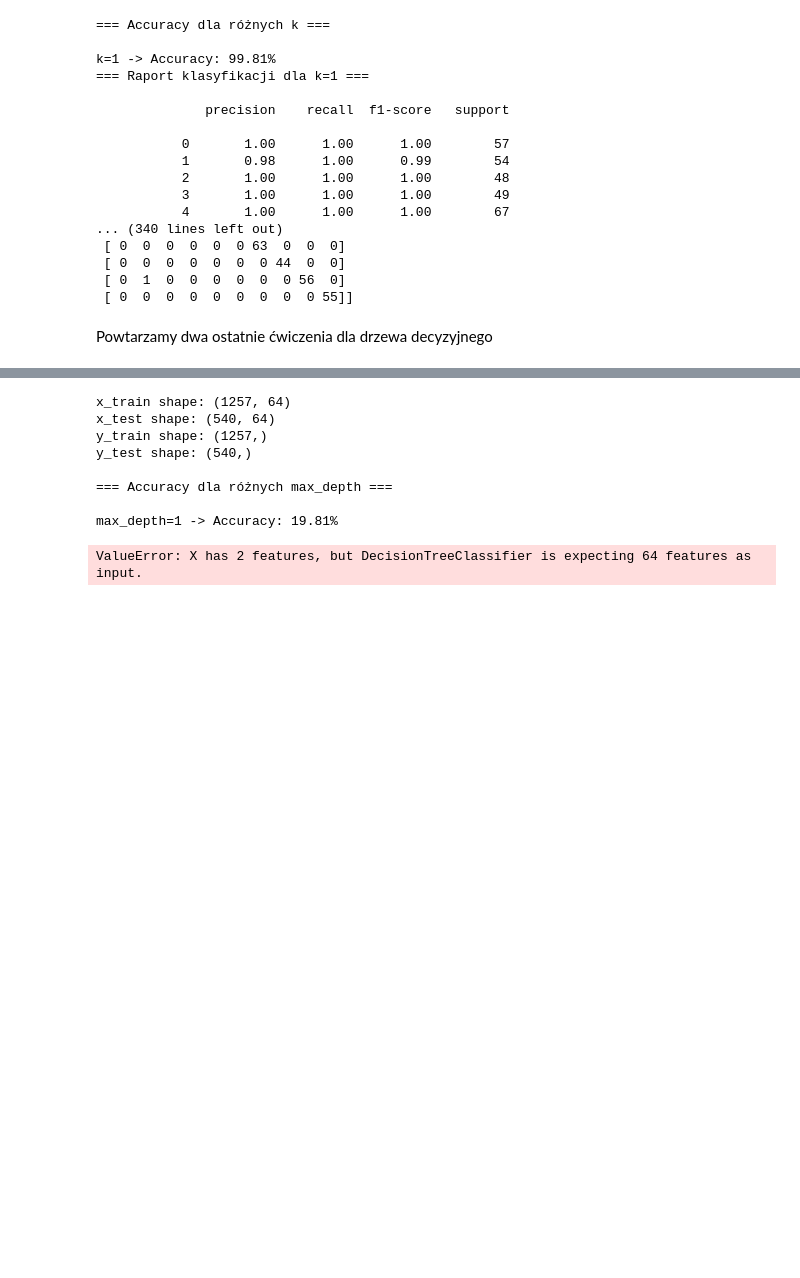
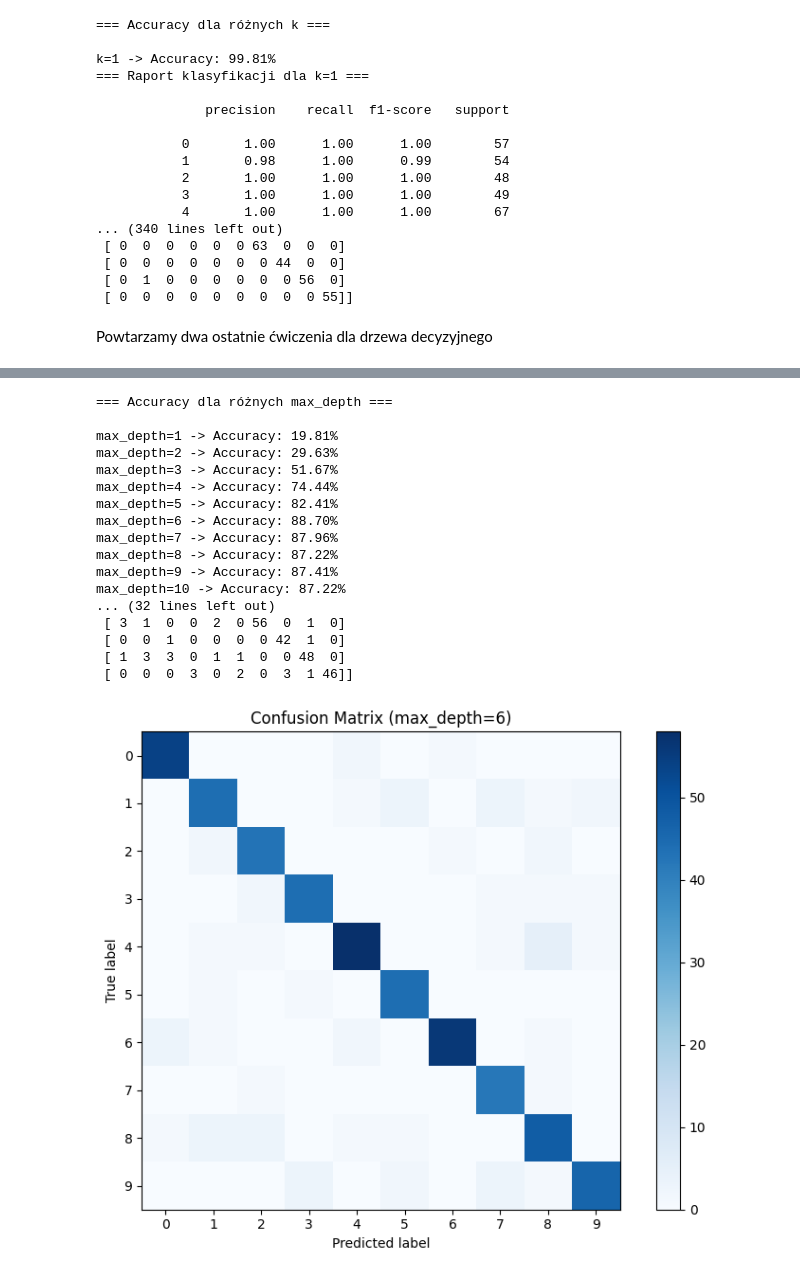
Before and after one commit to LapsanskiZED2115/ucze_maszyny_pozdrawiam, a Jupyter notebook: lab_5_Klasyfikacja/lab_5_klasyfikacja_pozdrawiam.ipynb, the cells around one changed output, grey strips where cells are left out. Cells and saved outputs as stored; diff of their text form; code cells hidden in the pictures; blank space fills up the shorter version.

```diff
--- a/lab_5_Klasyfikacja/lab_5_klasyfikacja_pozdrawiam.ipynb
+++ b/lab_5_Klasyfikacja/lab_5_klasyfikacja_pozdrawiam.ipynb
@@ -391,7 +433,7 @@ x_train, x_test, y_train, y_test = train_test_split(X, y, test_size=0.3, random_
 #print(f"y_train shape: {y_train.shape}") # (1257,)
 #print(f"y_test shape: {y_test.shape}") # (540,)
 # Ustalenie różnych wartości max_depth dla drzewa decyzyjnego
-depth_values = [1, 2, 3, 4, 5, 6, 7]
+depth_values = [1, 2, 3, 4, 5, 6, 7, 8, 9, 10, 11, 12]
 best_depth = None
 best_accuracy = 0
 best_y_pred = None
@@ -420,39 +462,45 @@ for depth in depth_values:
 
 
 # === Najlepszy model ===
 print(f"\n>>> Najlepszy wynik dla max_depth={best_depth} z dokładnością {best_accuracy:.2f}%\n")
 
-# Raport i macierz konfuzji dla najlepszego modelu
 print(f"=== Raport klasyfikacji dla max_depth={best_depth} ===\n")
 print(classification_report(y_test, best_y_pred))
 
 print("=== Macierz konfuzji ===\n")
 conf_matrix = confusion_matrix(y_test, best_y_pred)
 
-# Wydrukowanie macierzy konfuzji w terminalu
 print(conf_matrix)
 
-# Wizualizacja macierzy konfuzji
 plt.figure(figsize=(8, 6))
 plt.imshow(conf_matrix, interpolation='nearest', cmap=plt.cm.Blues)
 plt.title(f'Confusion Matrix (max_depth={best_depth})')
 plt.colorbar()
 tick_marks = np.arange(len(np.unique(y)))  # Zakładając, że liczba klas to liczba unikalnych etykiet
 plt.xticks(tick_marks, tick_marks)
 plt.yticks(tick_marks, tick_marks)
 
 # Etykiety osi
 plt.xlabel('Predicted label')
 plt.ylabel('True label')
 plt.tight_layout()
 plt.show()
 # %% [output]
-x_train shape: (1257, 64)
-x_test shape: (540, 64)
-y_train shape: (1257,)
-y_test shape: (540,)
-
 === Accuracy dla różnych max_depth ===
 
 max_depth=1 -> Accuracy: 19.81%
+max_depth=2 -> Accuracy: 29.63%
+max_depth=3 -> Accuracy: 51.67%
+max_depth=4 -> Accuracy: 74.44%
+max_depth=5 -> Accuracy: 82.41%
+max_depth=6 -> Accuracy: 88.70%
+max_depth=7 -> Accuracy: 87.96%
+max_depth=8 -> Accuracy: 87.22%
+max_depth=9 -> Accuracy: 87.41%
+max_depth=10 -> Accuracy: 87.22%
+... (32 lines left out)
+ [ 3  1  0  0  2  0 56  0  1  0]
+ [ 0  0  1  0  0  0  0 42  1  0]
+ [ 1  3  3  0  1  1  0  0 48  0]
+ [ 0  0  0  3  0  2  0  3  1 46]]
-ValueError: X has 2 features, but DecisionTreeClassifier is expecting 64 features as input.
+[figure, added]
```
Also changed, not shown: parts of 4 cells of this notebook.
